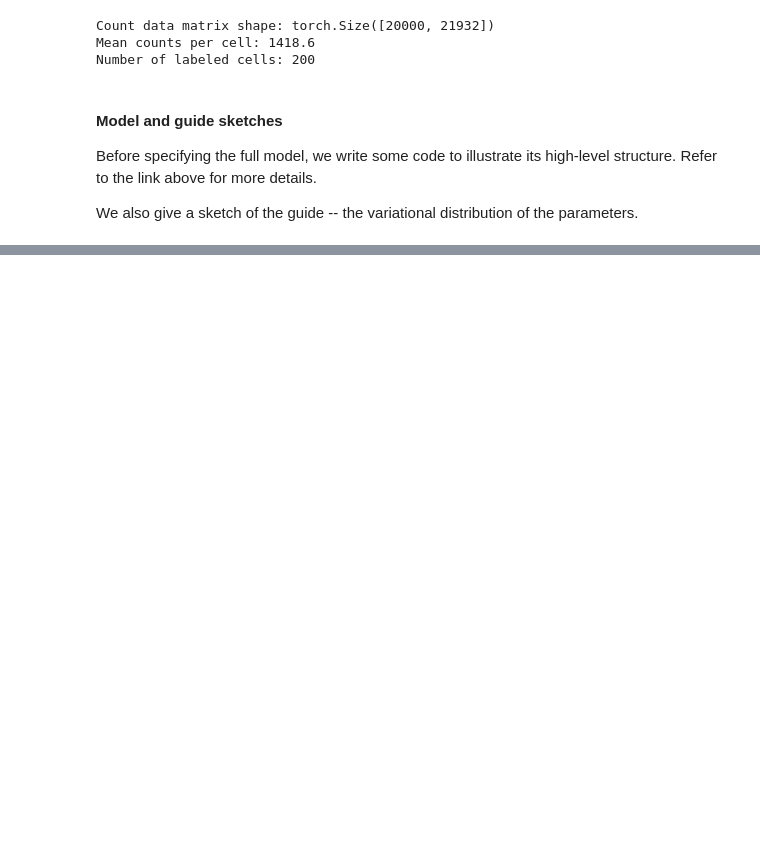
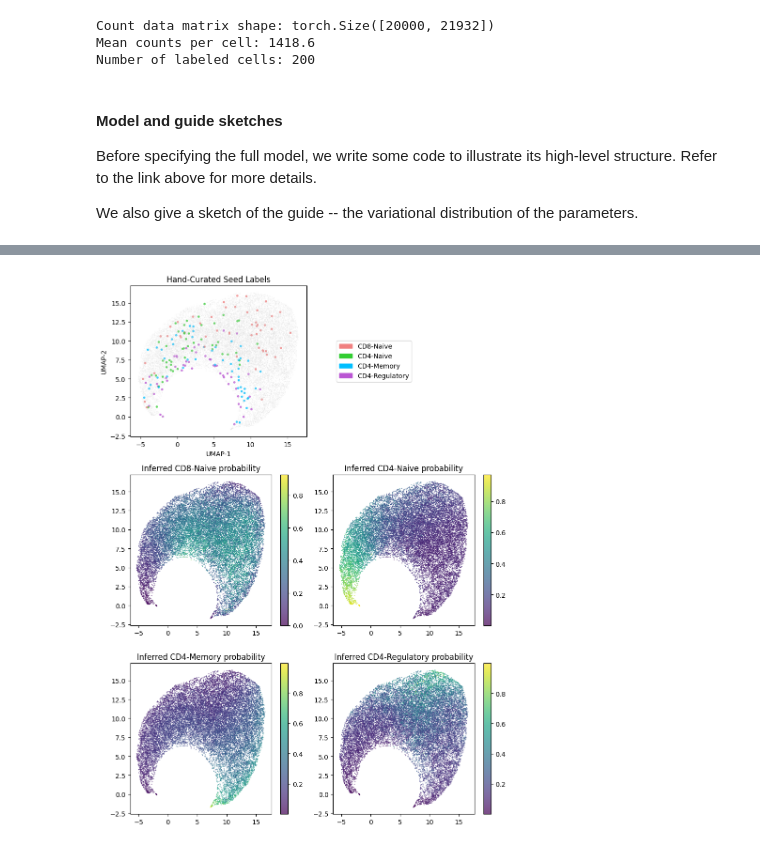
Before and after one commit to nlapier2/pyro_pytorch_tutorials, a Jupyter notebook: scanvi.ipynb, the cells around one changed output, grey strips where cells are left out. Cells and saved outputs as stored; diff of their text form; code cells hidden in the pictures; blank space fills up the shorter version.

Commit message:
finished scANVI pyro tutorial

```diff
--- a/scanvi.ipynb
+++ b/scanvi.ipynb
@@ -39,8 +39,8 @@ from matplotlib.patches import Patch
 # Download and pre-process data
 batch_size = 100
 if not smoke_test:
-    # dataloader, num_genes, l_mean, l_scale, anndata = get_data(dataset='pbmc', cuda=True, batch_size=batch_size)
-    dataloader, num_genes, l_mean, l_scale, anndata = get_data(dataset='pbmc', cuda=False, batch_size=batch_size)
+    dataloader, num_genes, l_mean, l_scale, anndata = get_data(dataset='pbmc', cuda=True, batch_size=batch_size)
+    # dataloader, num_genes, l_mean, l_scale, anndata = get_data(dataset='pbmc', cuda=False, batch_size=batch_size)
 else:
     dataloader, num_genes, l_mean, l_scale, anndata = get_data(dataset='mock')
 # %% [output]
@@ -158,0 +229,11 @@ todo
+# %%
+# Used in parameterizing q(y | z2); could also be called "YEncoder" using the above nomenclature
+class Classifier(nn.Module):
+    def __init__(self, z2_dim, hidden_dims, num_labels):
+        super().__init__()
+        dims = [z2_dim] + hidden_dims + [num_labels]
+        self.fc = make_fc(dims)
+
+    def forward(self, x):
+        logits = self.fc(x)
+        return logits
@@ -158,0 +406,56 @@ todo
+# %%
+if not smoke_test:
+    # Now that we're done training we'll inspect the latent representations we've learned
+    # Put the neural networks in evaluation mode (needed because of batch norm)
+    scanvi.eval()
+
+    # Compute latent representation (z2_loc) for each cell in the dataset
+    latent_rep = scanvi.z2l_encoder(dataloader.data_x)[0]
+
+    # Compute inferred cell type probabilities for each cell
+    y_logits = scanvi.classifier(latent_rep)
+    # Convert logits to probabilities
+    y_probs = softmax(y_logits, dim=-1).data.cpu().numpy()
+
+    # Use scanpy to compute 2-dimensional UMAP coordinates using our learned 10-dimensional latent representation z2
+    anndata.obsm["X_scANVI"] = latent_rep.data.cpu().numpy()
+    sc.pp.neighbors(anndata, use_rep="X_scANVI")
+    sc.tl.umap(anndata)
+    umap1, umap2 = anndata.obsm['X_umap'][:, 0], anndata.obsm['X_umap'][:, 1]  # the top two umap dimensions, which we will plot
+
+    # Construct plots; all plots are scatterplots depicting the two-dimensional UMAP embedding and only differ in how points are colored
+
+    # The topmost plot depicts the 200 hand-curated seed labels in our dataset
+    fig, axes = plt.subplots(3, 2, figsize=(9, 12))
+    seed_marker_sizes = anndata.obs['seed_marker_sizes']
+    axes[0, 0].scatter(umap1, umap2, s=seed_marker_sizes, c=anndata.obs['seed_colors'], marker='.', alpha=0.7)
+    axes[0, 0].set_title('Hand-Curated Seed Labels')
+    axes[0, 0].set_xlabel('UMAP-1')
+    axes[0, 0].set_ylabel('UMAP-2')
+    patch1 = Patch(color='lightcoral', label='CD8-Naive')
+    patch2 = Patch(color='limegreen', label='CD4-Naive')
+    patch3 = Patch(color='deepskyblue', label='CD4-Memory')
+    patch4 = Patch(color='mediumorchid', label='CD4-Regulatory')
+    axes[0, 1].legend(loc='center left', handles=[patch1, patch2, patch3, patch4])
+    axes[0, 1].get_xaxis().set_visible(False)
+    axes[0, 1].get_yaxis().set_visible(False)
+    axes[0, 1].set_frame_on(False)
+
+    # The remaining plots depict the inferred cell type probability for each of the four cell types
+    #   (as given in the four columns of y_probs that we inferred above)
+    s10 = axes[1, 0].scatter(umap1, umap2, s=1, c=y_probs[:, 0], marker='.', alpha=0.7)
+    axes[1, 0].set_title('Inferred CD8-Naive probability')
+    fig.colorbar(s10, ax=axes[1, 0])
+    s11 = axes[1, 1].scatter(umap1, umap2, s=1, c=y_probs[:, 1], marker='.', alpha=0.7)
+    axes[1, 1].set_title('Inferred CD4-Naive probability')
+    fig.colorbar(s11, ax=axes[1, 1])
+    s20 = axes[2, 0].scatter(umap1, umap2, s=1, c=y_probs[:, 2], marker='.', alpha=0.7)
+    axes[2, 0].set_title('Inferred CD4-Memory probability')
+    fig.colorbar(s20, ax=axes[2, 0])
+    s21 = axes[2, 1].scatter(umap1, umap2, s=1, c=y_probs[:, 3], marker='.', alpha=0.7)
+    axes[2, 1].set_title('Inferred CD4-Regulatory probability')
+    fig.colorbar(s21, ax=axes[2, 1])
+
+    fig.tight_layout()
+# %% [output]
+[figure, added]
```
Also changed, not shown: parts of 15 cells of this notebook, 1 other file.
